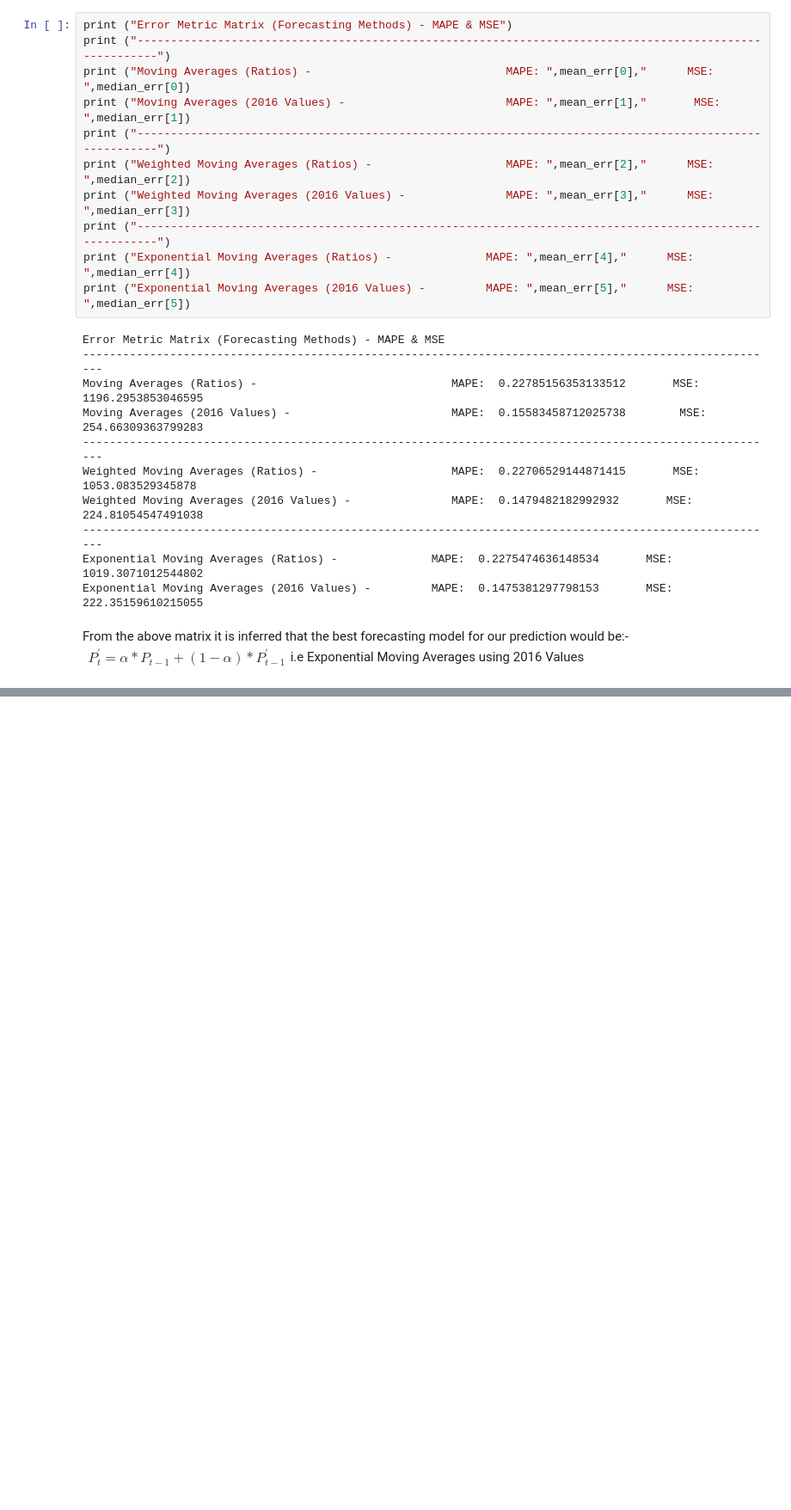
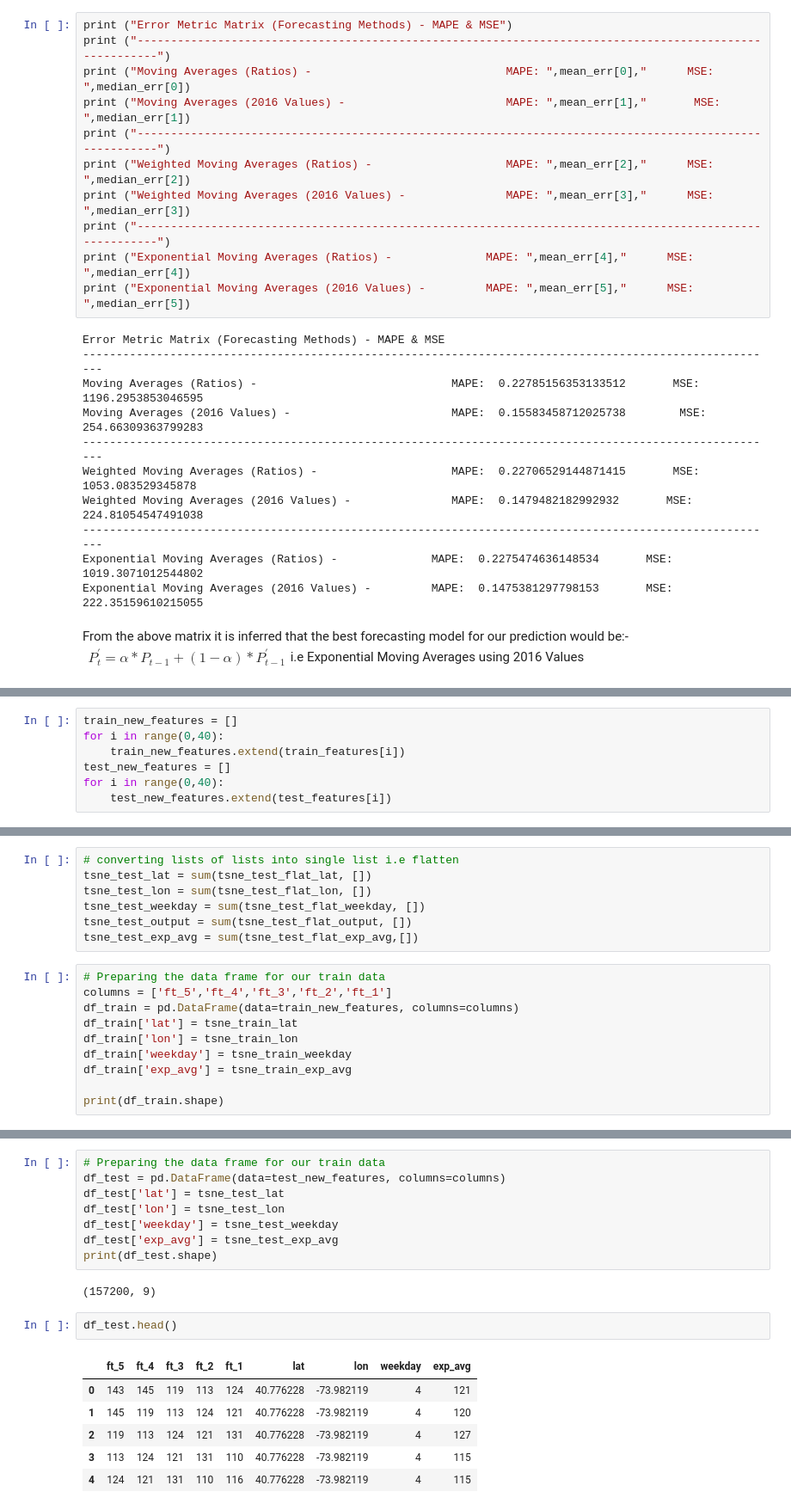
Before and after one commit to hemantmehra/Yellow-Taxi-Demand-Prediction-In-NYC, a Jupyter notebook: Yellow_Taxi_Demand_NYC.ipynb, the cells around one changed output, grey strips where cells are left out. Shown at 86% size. Drawn from its saved outputs; the diff is of its cells as text; blank space fills up the shorter version.

Commit message:
Regression Model: Train-Test Split

```diff
--- a/Yellow_Taxi_Demand_NYC.ipynb
+++ b/Yellow_Taxi_Demand_NYC.ipynb
@@ -1345,0 +1483,7 @@ $\begin{align}P^{'}_{t} = \alpha*P_{t-1} + (1-\alpha)*P^{'}_{t-1}  \end{align}$
+# %%
+train_new_features = []
+for i in range(0,40):
+    train_new_features.extend(train_features[i])
+test_new_features = []
+for i in range(0,40):
+    test_new_features.extend(test_features[i])
@@ -1345,0 +1497,17 @@ $\begin{align}P^{'}_{t} = \alpha*P_{t-1} + (1-\alpha)*P^{'}_{t-1}  \end{align}$
+# %%
+# converting lists of lists into single list i.e flatten
+tsne_test_lat = sum(tsne_test_flat_lat, [])
+tsne_test_lon = sum(tsne_test_flat_lon, [])
+tsne_test_weekday = sum(tsne_test_flat_weekday, [])
+tsne_test_output = sum(tsne_test_flat_output, [])
+tsne_test_exp_avg = sum(tsne_test_flat_exp_avg,[])
+# %%
+# Preparing the data frame for our train data
+columns = ['ft_5','ft_4','ft_3','ft_2','ft_1']
+df_train = pd.DataFrame(data=train_new_features, columns=columns)
+df_train['lat'] = tsne_train_lat
+df_train['lon'] = tsne_train_lon
+df_train['weekday'] = tsne_train_weekday
+df_train['exp_avg'] = tsne_train_exp_avg
+
+print(df_train.shape)
@@ -1345,0 +1526,19 @@ $\begin{align}P^{'}_{t} = \alpha*P_{t-1} + (1-\alpha)*P^{'}_{t-1}  \end{align}$
+# %%
+# Preparing the data frame for our train data
+df_test = pd.DataFrame(data=test_new_features, columns=columns)
+df_test['lat'] = tsne_test_lat
+df_test['lon'] = tsne_test_lon
+df_test['weekday'] = tsne_test_weekday
+df_test['exp_avg'] = tsne_test_exp_avg
+print(df_test.shape)
+# %% [output]
+(157200, 9)
+# %%
+df_test.head()
+# %% [output]
+|  | ft_5 | ft_4 | ft_3 | ft_2 | ft_1 | lat | lon | weekday | exp_avg |
+| 0 | 143 | 145 | 119 | 113 | 124 | 40.776228 | -73.982119 | 4 | 121 |
+| 1 | 145 | 119 | 113 | 124 | 121 | 40.776228 | -73.982119 | 4 | 120 |
+| 2 | 119 | 113 | 124 | 121 | 131 | 40.776228 | -73.982119 | 4 | 127 |
+| 3 | 113 | 124 | 121 | 131 | 110 | 40.776228 | -73.982119 | 4 | 115 |
+| 4 | 124 | 121 | 131 | 110 | 116 | 40.776228 | -73.982119 | 4 | 115 |
```
Also changed, not shown: parts of 15 cells of this notebook.
